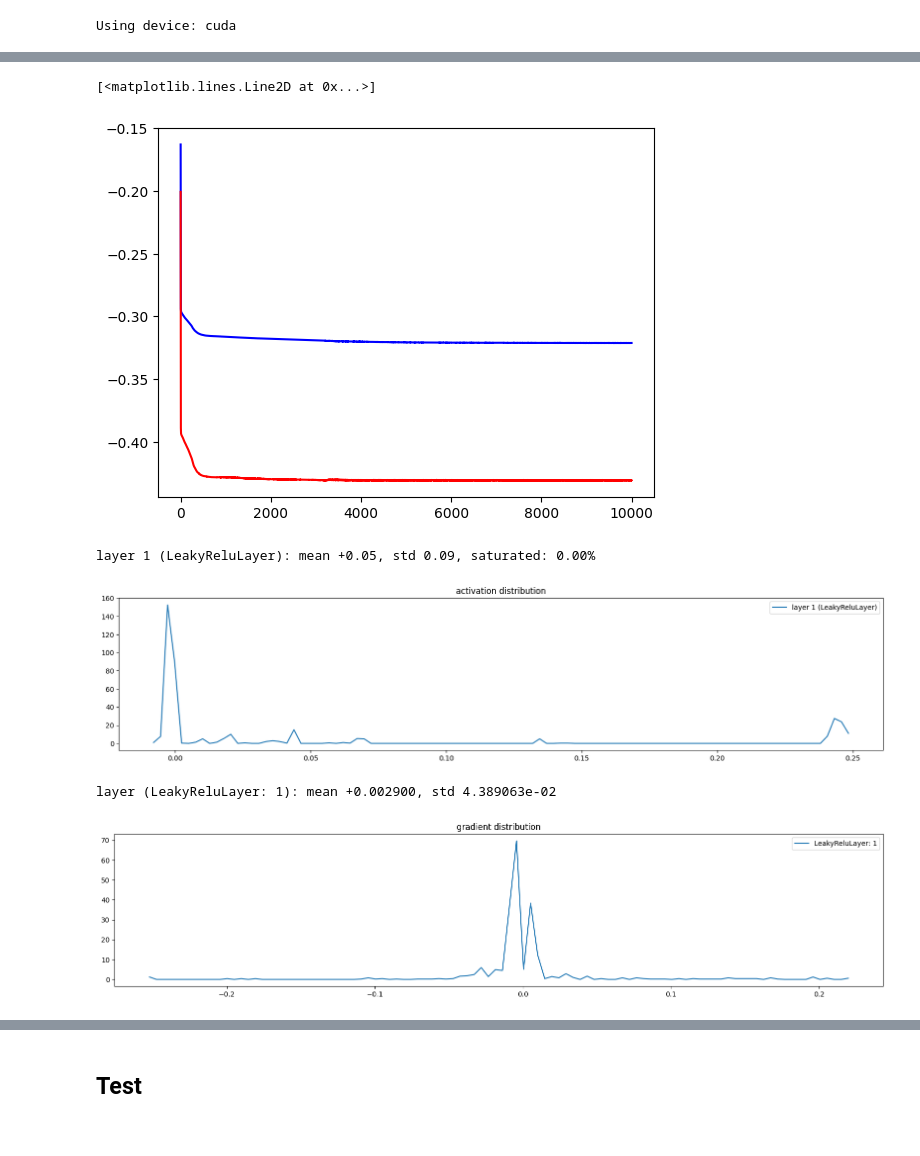
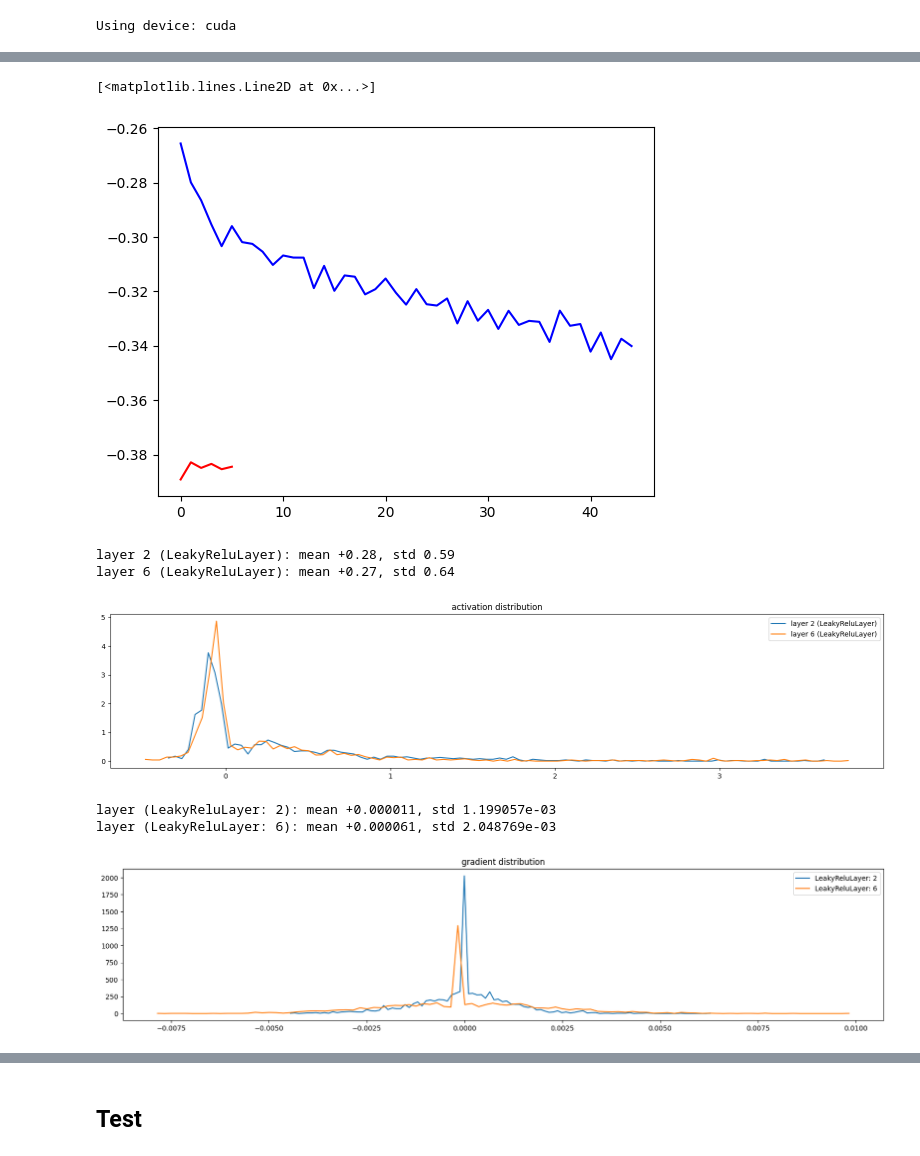
Before and after one commit to Shivanshu10/Pytorch-Tutorial, a Jupyter notebook: titanic.ipynb, the cells around one changed output, grey strips where cells are left out. Drawn from its saved outputs; the diff is of its cells as text; code cells hidden in the pictures.

```diff
--- a/titanic.ipynb
+++ b/titanic.ipynb
@@ -248,14 +299,18 @@ class ConvertNumpyArrToFloat32():
         return (inputs, targets)
 # %%
 csv_file = "/kaggle/input/titanic/train.csv"
-features_col_list = ["Sex", "Age"]
+features_col_list = ["Sex", "Embarked"]
 target_col_list = ["Survived"]
 
-minAge = 0
-maxAge = 150
-na_age_fill = train_df["Age"].mean()
-transforms = torchvision.transforms.Compose([SexToNum(), FillNa({"Age": na_age_fill}), NormalizeAge(minAge, maxAge), ConvertNumpyArrToFloat32()])
+cat_cols = ["Sex", "Embarked"]
+fill_na = {}
+normalize_cols = {}
+transforms = torchvision.transforms.Compose([FillNa(fill_na),
+                                             NormalizeCol(normalize_cols),
+                                             ConvertNumpyArrToFloat32Tensor()])
 
-dataset = CSVDataset(csv_file, features_col_list, target_col_list, transform=transforms)
-dataset[5]
+entire_data_transform = torchvision.transforms.Compose([OneHotEncode(cat_cols),])
+
+dataset = CSVDataset(csv_file, features_col_list, target_col_list, transform=transforms, entire_data_transform=entire_data_transform)
+dataset[0]
 # %% [output]
@@ -391,7 +473,7 @@ init loss: 0.7282002064916823
 # less lr rate since can overfit easily
 learning_rate = 1e-3
 # less epoch as can easily overfit
-num_epoch = 10000
+num_epoch = 200
 
 lossi_train = []
 lossi_val = []
@@ -407,8 +489,14 @@ model = model.to(device)
 
 runFirstBatch = False
 for epoch in range(num_epoch):
+    # reset to train mode
+    model.train()
+
     train_loss = 0
     for i, (inputs, labels) in enumerate(train_loader):
+        # reset grad
+        optimizer.zero_grad()
+
         # forward pass
         # print(f"inputs: {inputs}")
         # print(f"labels: {labels}")
@@ -416,9 +504,6 @@ for epoch in range(num_epoch):
         labels = labels.to(device)
 
         # print(f"inputs device: {inputs.device}, labels device: {labels.device}, model device: {[param.device for param in model.parameters()]}")
-
-        # reset grad
-        optimizer.zero_grad()
 
         pred = model(inputs)
         # print(f"pred: {pred}")
@@ -434,6 +519,7 @@ for epoch in range(num_epoch):
         loss.backward()
         optimizer.step()
         loss = loss.log10()
+        lossi_train.append(loss)
         train_loss += loss.item()
 
         # if (debug):
@@ -448,7 +534,6 @@ for epoch in range(num_epoch):
         output_grads.append(curr_grads)
 
     train_loss /= len(train_loader)
-    lossi_train.append(train_loss)
 
     # validation phase
     model.eval()
@@ -463,18 +548,14 @@ for epoch in range(num_epoch):
 
             loss = bce_loss(pred, labels)
             loss = loss.log10()
+            lossi_val.append(loss)
             val_loss += loss.item()
 
         val_loss /= len(val_loader)
-        lossi_val.append(val_loss)
-
-
-    # reset to train mode
-    model.train()
 
     if ((epoch+1)%100==0):
         print(f"Epoch {epoch+1}/{num_epoch}, Train Loss: {train_loss:.4f}, Val Loss: {val_loss:.4f}")
 
-        # if (debug):
-        #     break
+    # if (debug):
+    #     break
 # %% [output]
@@ -498,9 +564,9 @@ Epoch 10000/10000, Train Loss: -0.3212, Val Loss: -0.4306
 # %%
-plt.plot(lossi_train, color="blue")
-plt.plot(lossi_val, color="red")
+plt.plot(torch.tensor(lossi_train).view(-1, 200).mean(1), color="blue")
+plt.plot(torch.tensor(lossi_val).view(-1, 200).mean(1), color="red")
 # %% [output]
 [<matplotlib.lines.Line2D at 0x...>]
-[figure, old version]
+[figure, new version]
 # %%
 # visualize activations
 plt.figure(figsize=(20, 4))
@@ -508,24 +574,26 @@ legends = []
 
 if (len(model.layers) > 1):
     for i, layer in enumerate(model.layers): # exclude output layer
-        if (layer.isActivation):
-            t = layer.output.cpu()
-            print('layer %d (%10s): mean %+.2f, std %.2f, saturated: %.2f%%' % (i, layer.__class__.__name__, t.mean(), t.std(), (t.abs() > 0.97).float().mean()*100))
-            hy, hx = torch.histogram(t, density=True)
-            plt.plot(hx[:-1].detach(), hy.detach())
-            legends.append(f'layer {i} ({layer.__class__.__name__})')
+        layer_name = layer.__class__.__name__
+        for activation_layer in activation_layers:
+            if (activation_layer in layer_name):
+                t = layer.output.cpu()
+                print('layer %d (%10s): mean %+.2f, std %.2f' % (i, layer.__class__.__name__, t.mean(), t.std()))
+                hy, hx = torch.histogram(t, density=True)
+                plt.plot(hx[:-1].detach(), hy.detach())
+                legends.append(f'layer {i} ({layer.__class__.__name__})')
 
     plt.legend(legends)
     plt.title("activation distribution")
 # %% [output]
-layer 1 (LeakyReluLayer): mean +0.05, std 0.09, saturated: 0.00%
+layer 2 (LeakyReluLayer): mean +0.28, std 0.59
+layer 6 (LeakyReluLayer): mean +0.27, std 0.64
-[figure, old version]
+[figure, new version]
 # %%
 # visualize histograms
 plt.figure(figsize=(20, 4)) # width and height of the plot
 legends = []
 
-activation_layers = ["LeakyReluLayer"]
 if (len(model.layers) > 1):
     for layer_name, layer_grad in output_grads[-1].items(): # note: exclude the output
         for activation_layer in activation_layers:
@@ -539,5 +607,6 @@ if (len(model.layers) > 1):
         plt.legend(legends);
         plt.title('gradient distribution')
 # %% [output]
-layer (LeakyReluLayer: 1): mean +0.002900, std 4.389063e-02
+layer (LeakyReluLayer: 2): mean +0.000011, std 1.199057e-03
+layer (LeakyReluLayer: 6): mean +0.000061, std 2.048769e-03
-[figure, old version]
+[figure, new version]
```
Also changed, not shown: parts of 15 cells of this notebook.
